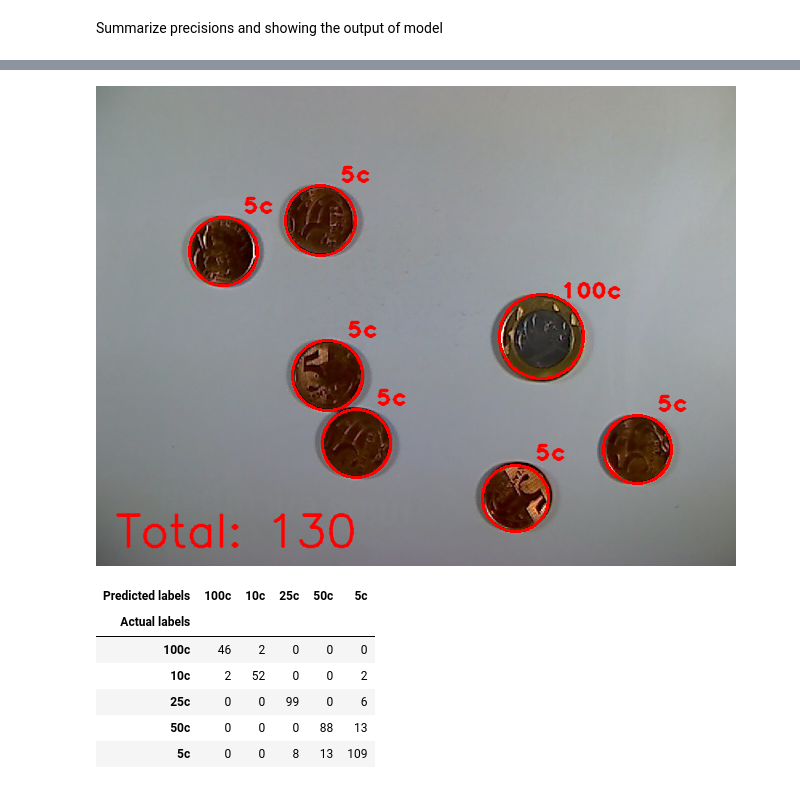
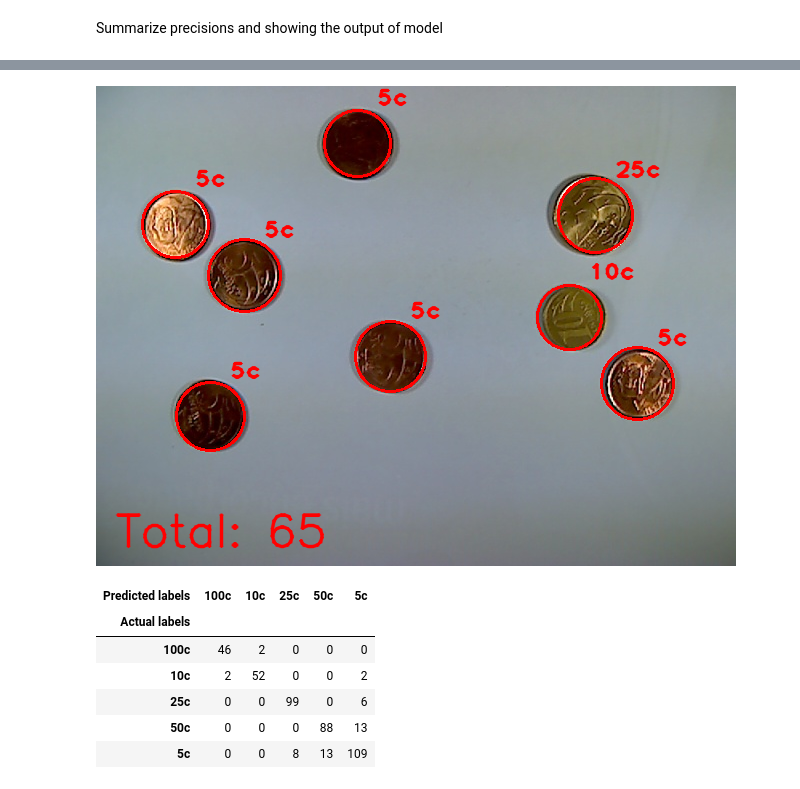
Before and after one commit to KostenokLisa/Coin_project, a Jupyter notebook: coins_detection.ipynb, the cells around one changed output, grey strips where cells are left out. Cells and saved outputs as stored; diff of their text form; code cells hidden in the pictures.

```diff
--- a/coins_detection.ipynb
+++ b/coins_detection.ipynb
@@ -489,14 +461,10 @@ def predict_one_sample(model, inputs, device=DEVICE):
-# %%
-label_encoder = pickle.load(open("label_encoder.pkl", 'rb'))
 # %% [markdown]
 Detection
 # %%
 import numpy as np
 import cv2
 # %%
-image = cv2.imread("9.jpg")
+image = cv2.imread("5.jpg")
-# %%
-image = cv2.imread("95_1477857912.jpg")
 # %% [markdown]
 Make copy of image to show results of detection on it
 # %%
@@ -518,7 +486,7 @@ from PIL import Image
 # %% [markdown]
 Detecting circles by cv2.HoughCircles. Parameters of the function were found specially for the dataset in the single part of project
 # %%
-circles = cv2.HoughCircles(blurred, cv2.HOUGH_GRADIENT, 1.2, 20, param2=70, minRadius = 27)
+circles = cv2.HoughCircles(blurred, cv2.HOUGH_GRADIENT, 1.3, 20, param2=70, minRadius = 27)
 # %%
 from pathlib import Path
 # %%
@@ -597,18 +578,18 @@ def count_sum(labels, classes_dict):
 # %%
 for i in range(len(labels)):
     d = diameter[i]
     (x, y) = coordinates[i]
     cv2.circle(output, (x, y), d, (0, 0, 255), 2)
     cv2.putText(output, labels[i],
                     (x + 20, y - 38), cv2.FONT_HERSHEY_PLAIN,
                     1.5, (0, 0, 255), thickness=2, lineType=cv2.LINE_AA)
 total = count_sum(labels, classes_dict)
-answer = 'Total: ' + str(130)
+answer = 'Total: ' + str(total)
 cv2.putText(output, answer, (20, 460), cv2.FONT_HERSHEY_SIMPLEX,
            1.5, (0, 0, 255), thickness=2, lineType=cv2.LINE_AA)
 cv2_imshow(output)
 # %% [output]
-[figure, old version]
+[figure, new version]
 # %%
 import pandas as pd
 df_confusion = pd.crosstab(y_act, y_pred)
```
Also changed, not shown: parts of 19 cells of this notebook.
